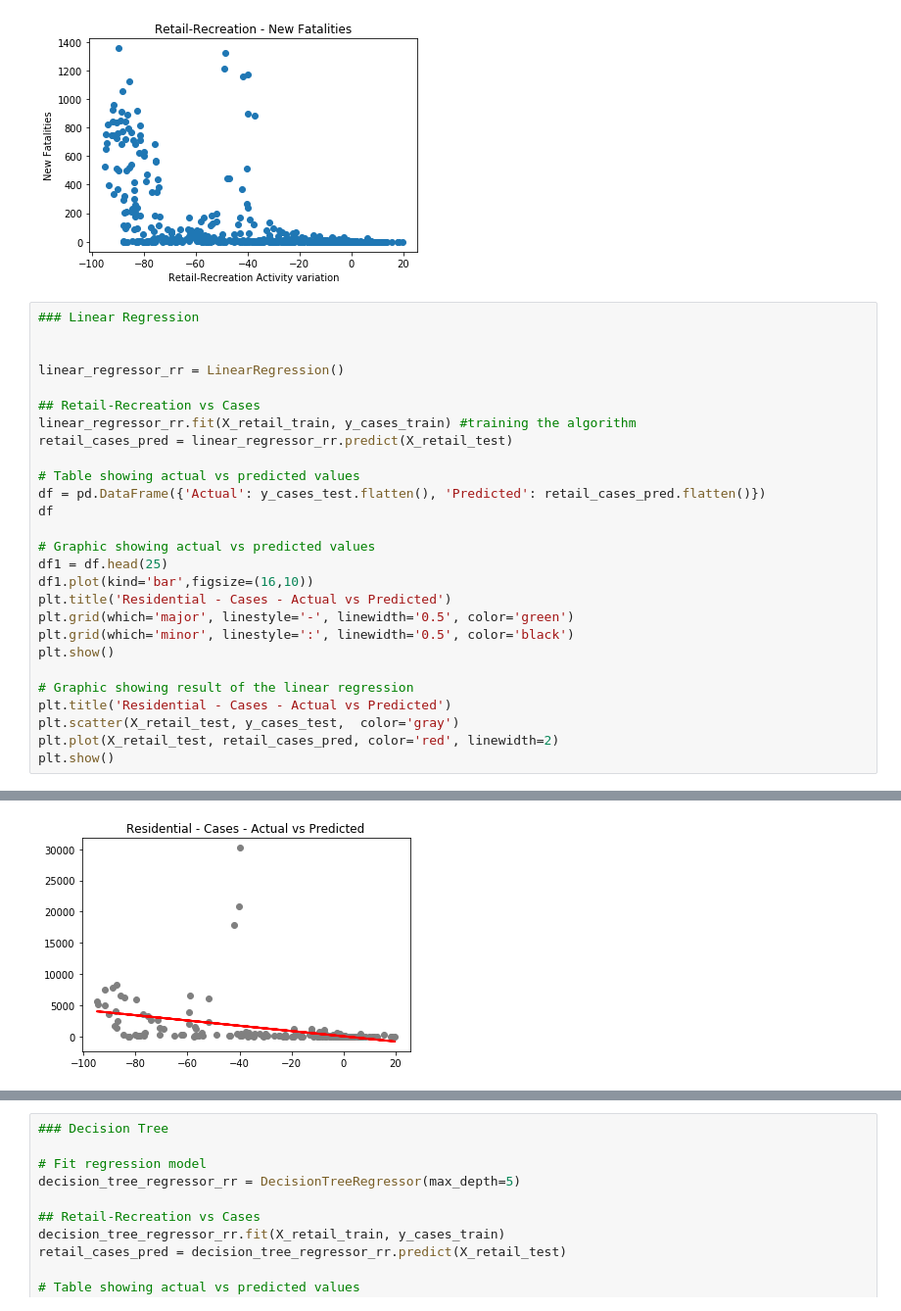
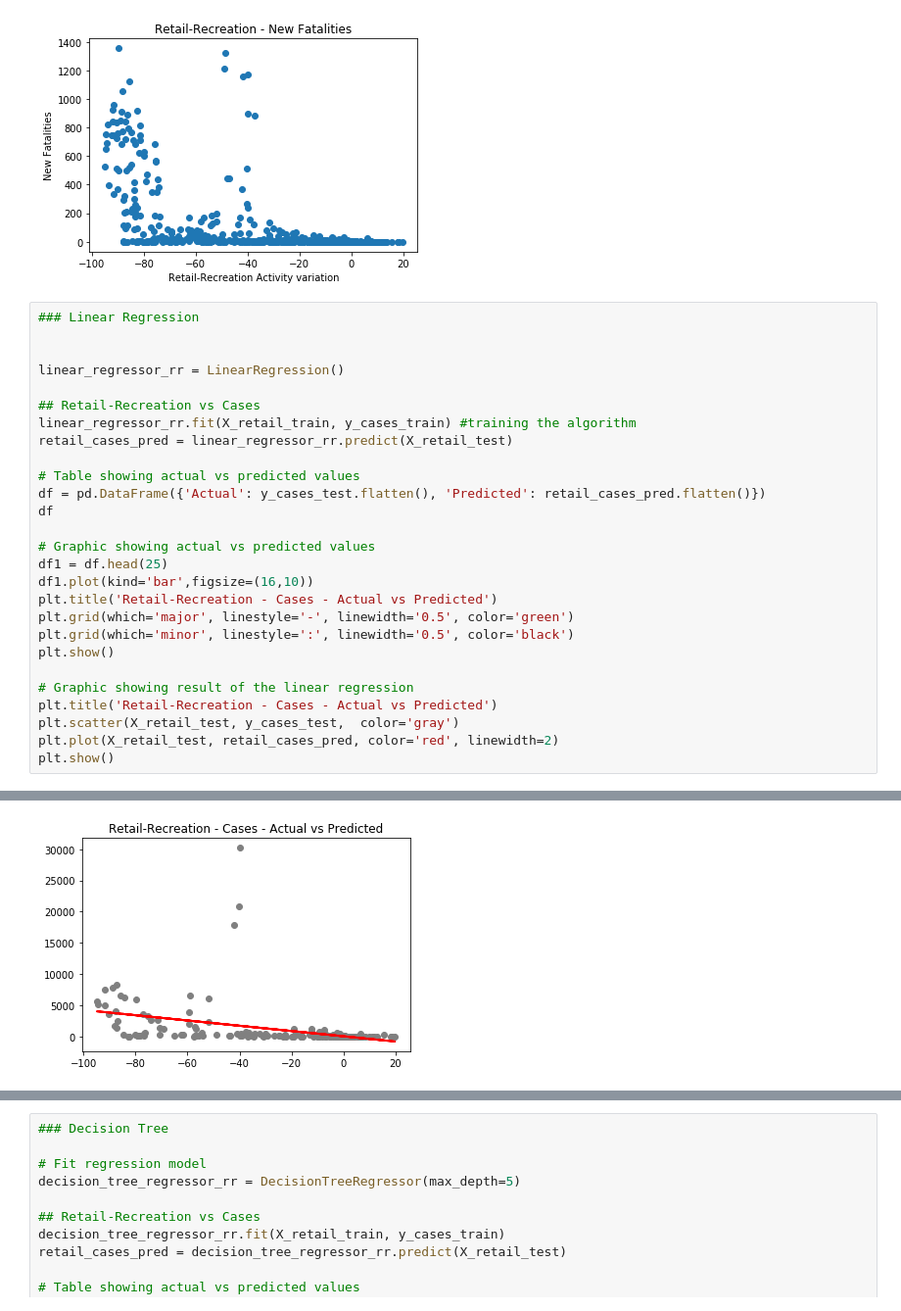
Before and after one commit to leonormsousa/IART_1920, a Jupyter notebook: Proj2/proj.ipynb, the cells around one changed output, grey strips where cells are left out. Shown at 98% size. Saved outputs shown, nothing was run; the diff lists cells and outputs as text.

```diff
--- a/Proj2/proj.ipynb
+++ b/Proj2/proj.ipynb
@@ -708,13 +708,13 @@ df
 # Graphic showing actual vs predicted values
 df1 = df.head(25)
 df1.plot(kind='bar',figsize=(16,10))
-plt.title('Residential - Cases - Actual vs Predicted')
+plt.title('Retail-Recreation - Cases - Actual vs Predicted')
 plt.grid(which='major', linestyle='-', linewidth='0.5', color='green')
 plt.grid(which='minor', linestyle=':', linewidth='0.5', color='black')
 plt.show()
 
 # Graphic showing result of the linear regression
-plt.title('Residential - Cases - Actual vs Predicted')
+plt.title('Retail-Recreation - Cases - Actual vs Predicted')
 plt.scatter(X_retail_test, y_cases_test,  color='gray')
 plt.plot(X_retail_test, retail_cases_pred, color='red', linewidth=2)
 plt.show()
@@ -723,4 +723,4 @@ plt.show()
-[figure, old version]
+[figure, new version]
 # %%
 ## Retail-Recreation vs Deaths
 linear_regressor_rr.fit(X_retail_train, y_deaths_train) #training the algorithm
```
Also changed, not shown: parts of 4 cells of this notebook.
